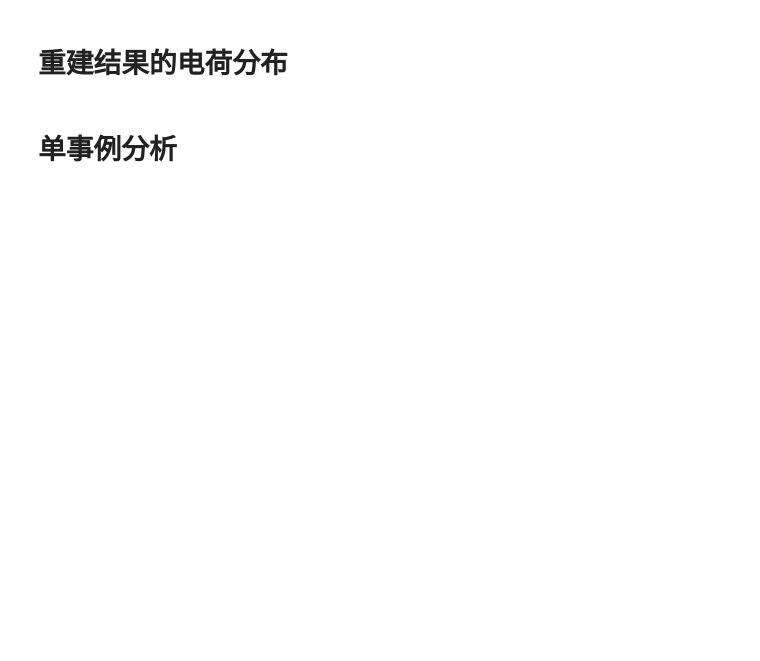
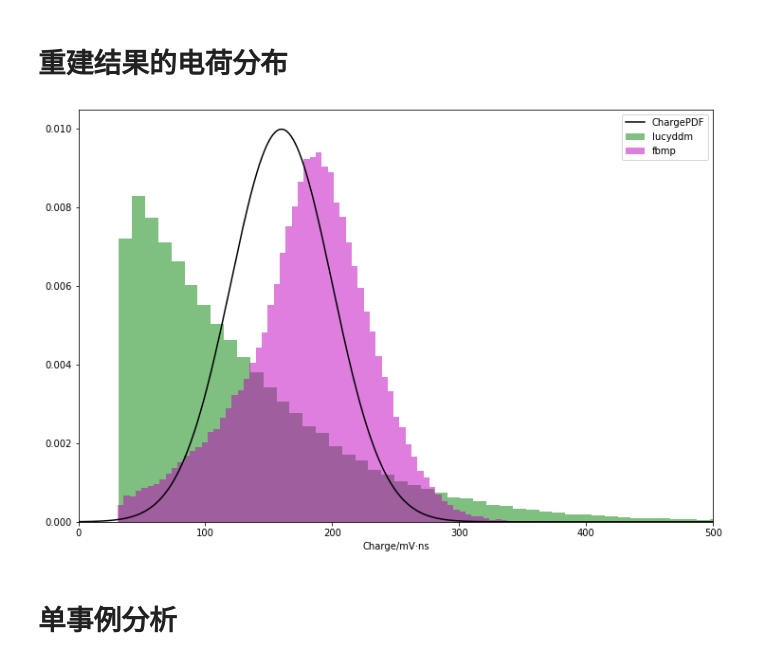
Before and after one commit to heroxbd/waveform-analysis, a Jupyter notebook: check.ipynb, the cells around one changed output. Drawn from its saved outputs; the diff is of its cells as text; code cells hidden in the pictures; blank space fills up the shorter version.

```diff
--- a/check.ipynb
+++ b/check.ipynb
@@ -83,16 +94,18 @@ plt.show()
 # %%
 plt.close()
 fig = plt.figure(figsize=(12, 8))
 ax = fig.add_subplot()
 t = np.arange(0, 1000, 0.1)
 ax.plot(t, norm.pdf(t, loc=160., scale=40.) / (1 - norm.cdf(0, loc=160., scale=40.)), label='ChargePDF', color=colors['truth'])
 for m in methods:
-    ch = h5py.File('result/' + m + '/char/' + npe + '-20-10.h5', 'r', libver='latest', swmr=True)
+    ch = h5py.File('result/' + m + '/char/' + para + '.h5', 'r', libver='latest', swmr=True)
     ax.hist(ch['photoelectron']['Charge'], bins=100, alpha=0.5, label=m, density=True, color=colors[m])
-ax.set_xlim(0, 400)
+ax.set_xlim(0, 500)
 ax.legend()
 ax.set_xlabel('Charge/mV·ns')
 plt.show()
+# %% [output]
+[figure, added]
 # %% [markdown]
 # 单事例分析
 # %%
```
Also changed, not shown: parts of 7 cells of this notebook, 14 other files.
